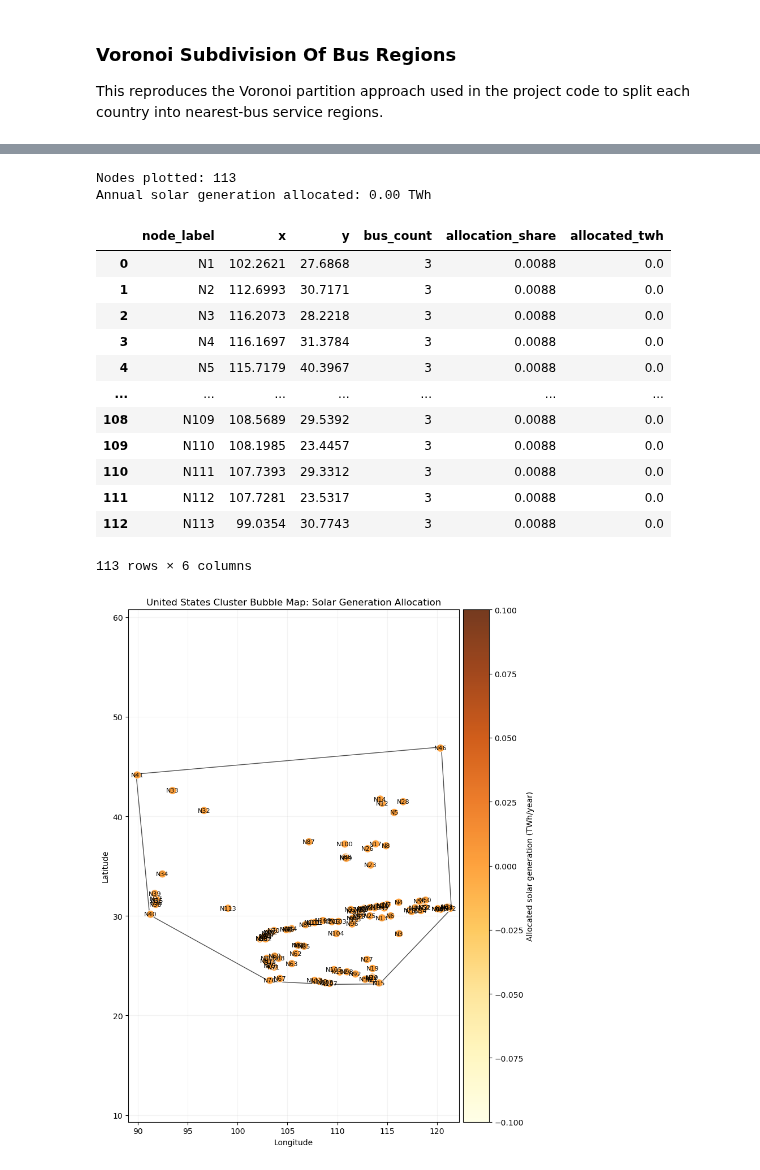
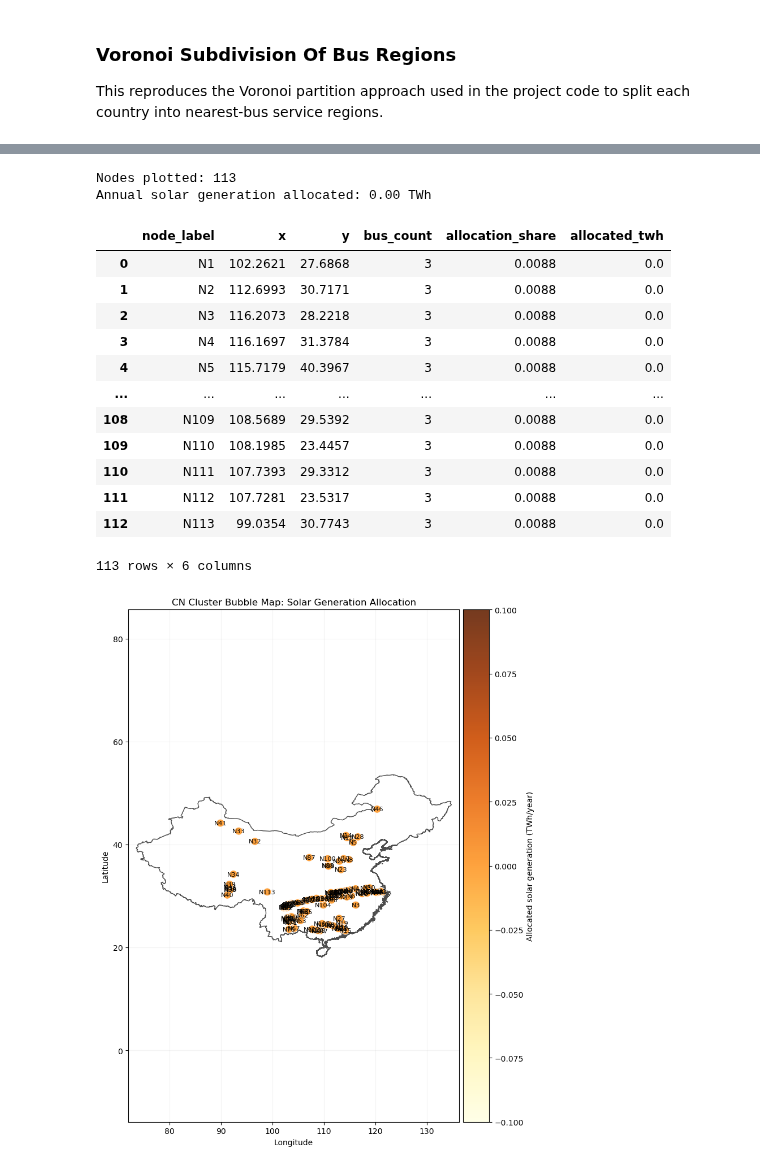
Before and after one commit to not-just-tom/pypsa-earth-jasmin, a Jupyter notebook: shotton/plots.ipynb, the cells around one changed output, grey strips where cells are left out. Cells and saved outputs as stored; diff of their text form; code cells hidden in the pictures.

```diff
--- a/shotton/plots.ipynb
+++ b/shotton/plots.ipynb
@@ -691,0 +280,6 @@ Reference panel available: False
+# %%
+import pypsa
+
+n = pypsa.Network("data/de_result.nc")
+
+print(n.buses.country.value_counts().head(20))
@@ -778,7 +542,7 @@ from shapely.geometry import MultiPoint
 
 # 1) Load solved network (prefer already-loaded object).
 if "n_model" in globals():
-    n_map = n_model
+    n_map = n
 elif "n" in globals():
     n_map = n
 else:
@@ -791,7 +555,7 @@ else:
 
     n_map = pypsa.Network(_find_solved_nc(preferred_year="2018"))
 
-country_label = target_country_name if "target_country_name" in globals() else "Selected Country"
+country_label = "CN"
 
 # 2) Build country node table (cluster nodes represented by unique solved bus coordinates).
 if "country_bus_idx" in globals() and len(country_bus_idx) > 0:
@@ -851,23 +615,8 @@ nodes["allocated_twh"] = nodes["allocation_share"] * total_metric_twh
 nodes = nodes.reset_index().sort_values("allocated_twh", ascending=False).reset_index(drop=True)
 nodes["node_label"] = [f"N{i+1}" for i in range(len(nodes))]
 
-# 4) Plot bubble map with dynamic country outline.
-country_shapes = gpd.read_file("../resources/shapes/country_shapes.geojson")
-country_outline = _select_country_shape(
-    country_shapes,
-    target_country_iso2 if "target_country_iso2" in globals() else None,
-    target_country_iso3 if "target_country_iso3" in globals() else None,
-    target_country_name if "target_country_name" in globals() else None,
-)
-
-# Fallback: convex hull from selected bus coordinates.
-if country_outline.empty and not country_buses.empty:
-    hull = MultiPoint(country_buses[["x", "y"]].to_numpy()).convex_hull.buffer(0.1)
-    country_outline = gpd.GeoDataFrame({"geometry": [hull]}, crs="EPSG:4326")
-
 fig, ax = plt.subplots(figsize=(8, 10))
-if not country_outline.empty:
-    country_outline.boundary.plot(ax=ax, color="0.3", linewidth=1.0, zorder=1)
+gdf.boundary.plot(ax=ax, color="0.3", linewidth=1.0, zorder=1)
 
 size_scale = 1800
 sizes = 100 + size_scale * nodes["allocated_twh"] / max(nodes["allocated_twh"].max(), 1e-9)
@@ -888,34 +637,34 @@ for _, row in nodes.iterrows():
 
 cbar = plt.colorbar(sc, ax=ax, pad=0.01)
 cbar.set_label(f"Allocated {metric_label} (TWh/year)")
 
 ax.set_title(f"{country_label} Cluster Bubble Map: {metric_label.title()} Allocation")
 ax.set_xlabel("Longitude")
 ax.set_ylabel("Latitude")
 ax.grid(alpha=0.15)
 ax.set_aspect("equal", adjustable="datalim")
 plt.tight_layout()
 
 print(f"Nodes plotted: {len(nodes)}")
 print(f"Annual {metric_label} allocated: {total_metric_twh:.2f} TWh")
 display(nodes[["node_label", "x", "y", "bus_count", "allocation_share", "allocated_twh"]].round(4))
 # %% [output]
 Nodes plotted: 113
 Annual solar generation allocated: 0.00 TWh
 |  | node_label | x | y | bus_count | allocation_share | allocated_twh |
 | 0 | N1 | 102.2621 | 27.6868 | 3 | 0.0088 | 0.0 |
 | 1 | N2 | 112.6993 | 30.7171 | 3 | 0.0088 | 0.0 |
 | 2 | N3 | 116.2073 | 28.2218 | 3 | 0.0088 | 0.0 |
 | 3 | N4 | 116.1697 | 31.3784 | 3 | 0.0088 | 0.0 |
 | 4 | N5 | 115.7179 | 40.3967 | 3 | 0.0088 | 0.0 |
 | ... | ... | ... | ... | ... | ... | ... |
 | 108 | N109 | 108.5689 | 29.5392 | 3 | 0.0088 | 0.0 |
 | 109 | N110 | 108.1985 | 23.4457 | 3 | 0.0088 | 0.0 |
 | 110 | N111 | 107.7393 | 29.3312 | 3 | 0.0088 | 0.0 |
 | 111 | N112 | 107.7281 | 23.5317 | 3 | 0.0088 | 0.0 |
 | 112 | N113 | 99.0354 | 30.7743 | 3 | 0.0088 | 0.0 |
 113 rows × 6 columns
-[figure, old version]
+[figure, new version]
 # %%
 from pathlib import Path
 
```
Also changed, not shown: parts of 6 cells of this notebook, 2 other files.
